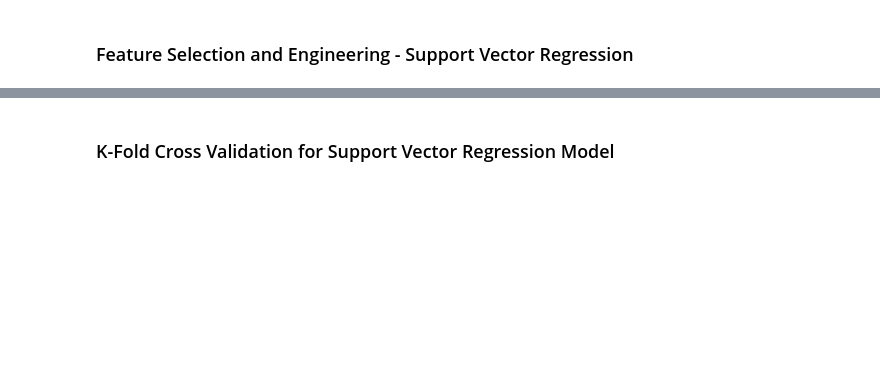
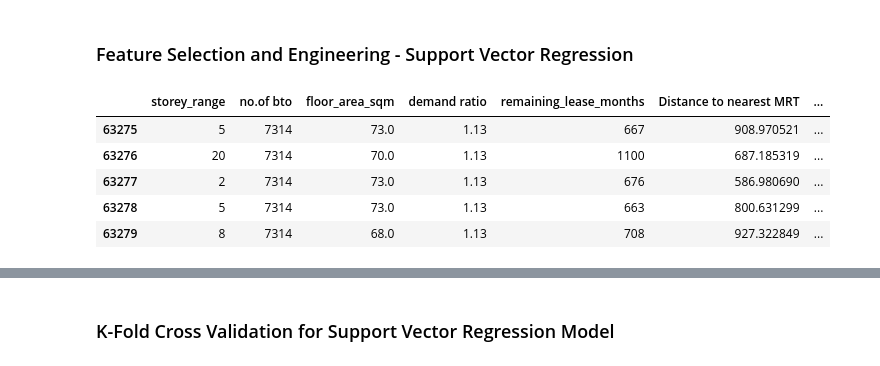
Before and after one commit to erlynnehazey/is424_hbd-resale-value, a Jupyter notebook: svr.ipynb, the cells around one changed output, grey strips where cells are left out. Saved outputs shown, nothing was run; the diff lists cells and outputs as text; code cells hidden in the pictures; blank space fills up the shorter version.

```diff
--- a/svr.ipynb
+++ b/svr.ipynb
@@ -24,15 +34,21 @@ hdb_resale_prices = hdb_resale_prices.loc[hdb_resale_prices["year"].isin([2020,
 hdb_resale_prices['cpi_adjusted_price_per_sqm'] = hdb_resale_prices['cpi_adjusted_price'] / hdb_resale_prices['floor_area_sqm']
 # %%
 df_svr = hdb_resale_prices[['storey_range',
-                           'flat_type',
                            'no.of bto',
                            'floor_area_sqm',
-                           'resale application',
                            'demand ratio',
                            'remaining_lease_months',
                            'Distance to nearest MRT',
                            'Distance to CBD',
+                           'Distance to nearest mall',
                            'isMatureEstate',
                            'cpi_adjusted_price_per_sqm']]
 df_svr.head()
+# %% [output]
+|  | storey_range | no.of bto | floor_area_sqm | demand ratio | remaining_lease_months | Distance to nearest MRT | ... |
+| 63275 | 5 | 7314 | 73.0 | 1.13 | 667 | 908.970521 | ... |
+| 63276 | 20 | 7314 | 70.0 | 1.13 | 1100 | 687.185319 | ... |
+| 63277 | 2 | 7314 | 73.0 | 1.13 | 676 | 586.980690 | ... |
+| 63278 | 5 | 7314 | 73.0 | 1.13 | 663 | 800.631299 | ... |
+| 63279 | 8 | 7314 | 68.0 | 1.13 | 708 | 927.322849 | ... |
 # %%
```
Also changed, not shown: parts of 22 cells of this notebook.
